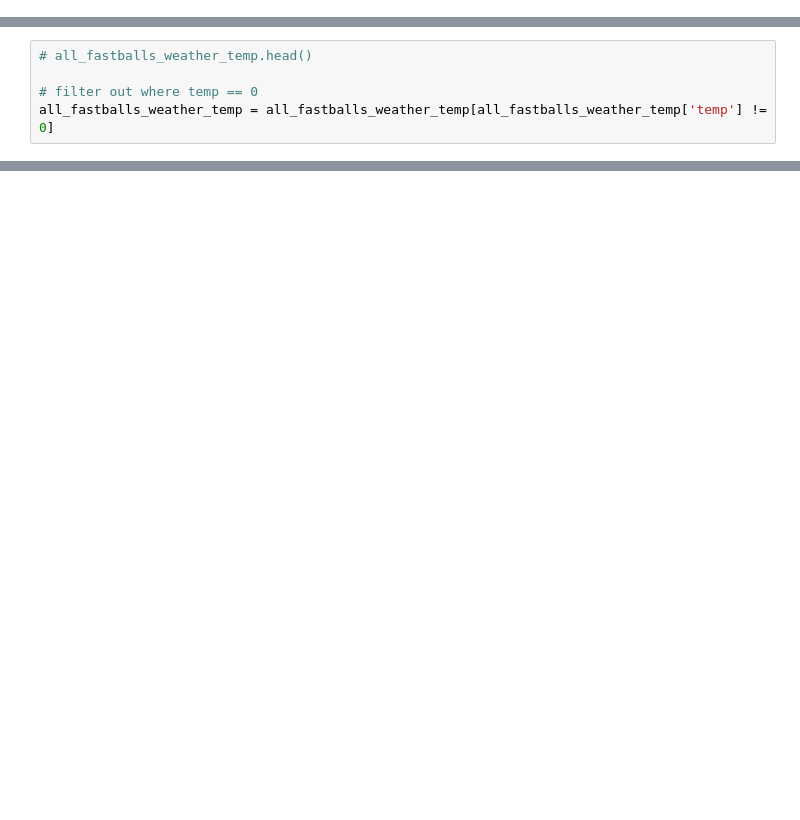
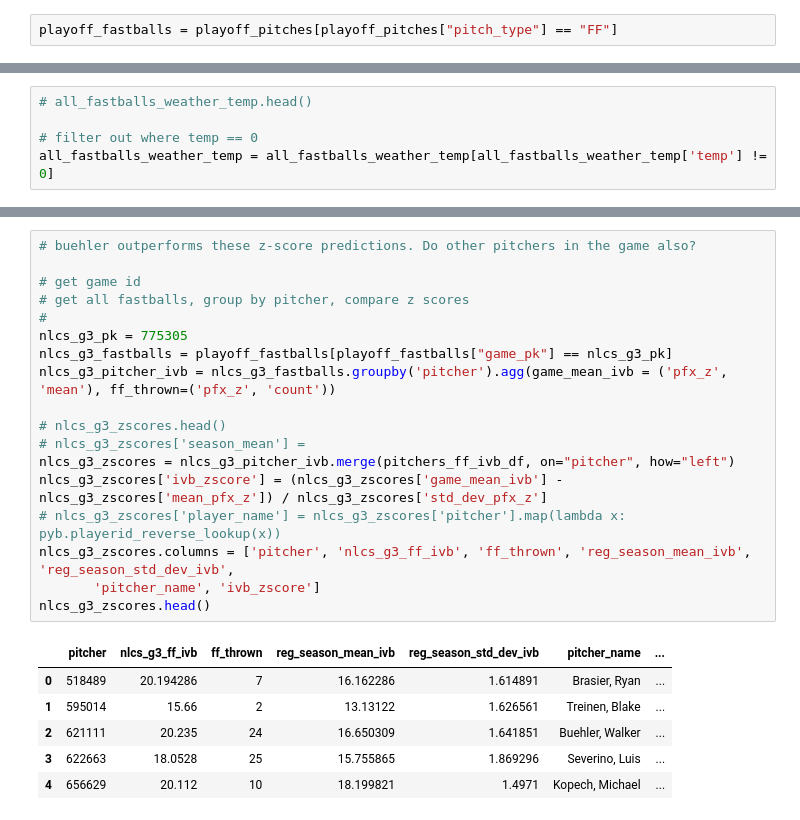
Before and after one commit to chuckrak/Baseball, a Jupyter notebook: buehler.ipynb, the cells around one changed output, grey strips where cells are left out. Cells and saved outputs as stored; diff of their text form; blank space fills up the shorter version.

```diff
--- a/buehler.ipynb
+++ b/buehler.ipynb
@@ -297 +316,3 @@ See the caveats in the documentation: https://pandas.pydata.org/pandas-docs/stab
+# %%
+playoff_fastballs = playoff_pitches[playoff_pitches["pitch_type"] == "FF"]
 # %%
@@ -419,0 +526,25 @@ headwind_boost     -0.042940           -0.049944   0.193287        1.000000
+# %%
+# buehler outperforms these z-score predictions. Do other pitchers in the game also?
+
+# get game id
+# get all fastballs, group by pitcher, compare z scores
+#
+nlcs_g3_pk = 775305
+nlcs_g3_fastballs = playoff_fastballs[playoff_fastballs["game_pk"] == nlcs_g3_pk]
+nlcs_g3_pitcher_ivb = nlcs_g3_fastballs.groupby('pitcher').agg(game_mean_ivb = ('pfx_z', 'mean'), ff_thrown=('pfx_z', 'count'))
+
+# nlcs_g3_zscores.head()
+# nlcs_g3_zscores['season_mean'] =
+nlcs_g3_zscores = nlcs_g3_pitcher_ivb.merge(pitchers_ff_ivb_df, on="pitcher", how="left")
+nlcs_g3_zscores['ivb_zscore'] = (nlcs_g3_zscores['game_mean_ivb'] - nlcs_g3_zscores['mean_pfx_z']) / nlcs_g3_zscores['std_dev_pfx_z']
+# nlcs_g3_zscores['player_name'] = nlcs_g3_zscores['pitcher'].map(lambda x: pyb.playerid_reverse_lookup(x))
+nlcs_g3_zscores.columns = ['pitcher', 'nlcs_g3_ff_ivb', 'ff_thrown', 'reg_season_mean_ivb', 'reg_season_std_dev_ivb',
+       'pitcher_name', 'ivb_zscore']
+nlcs_g3_zscores.head()
+# %% [output]
+|  | pitcher | nlcs_g3_ff_ivb | ff_thrown | reg_season_mean_ivb | reg_season_std_dev_ivb | pitcher_name | ... |
+| 0 | 518489 | 20.194286 | 7 | 16.162286 | 1.614891 | Brasier, Ryan | ... |
+| 1 | 595014 | 15.66 | 2 | 13.13122 | 1.626561 | Treinen, Blake | ... |
+| 2 | 621111 | 20.235 | 24 | 16.650309 | 1.641851 | Buehler, Walker | ... |
+| 3 | 622663 | 18.0528 | 25 | 15.755865 | 1.869296 | Severino, Luis | ... |
+| 4 | 656629 | 20.112 | 10 | 18.199821 | 1.4971 | Kopech, Michael | ... |
```
Also changed, not shown: parts of 16 cells of this notebook.
